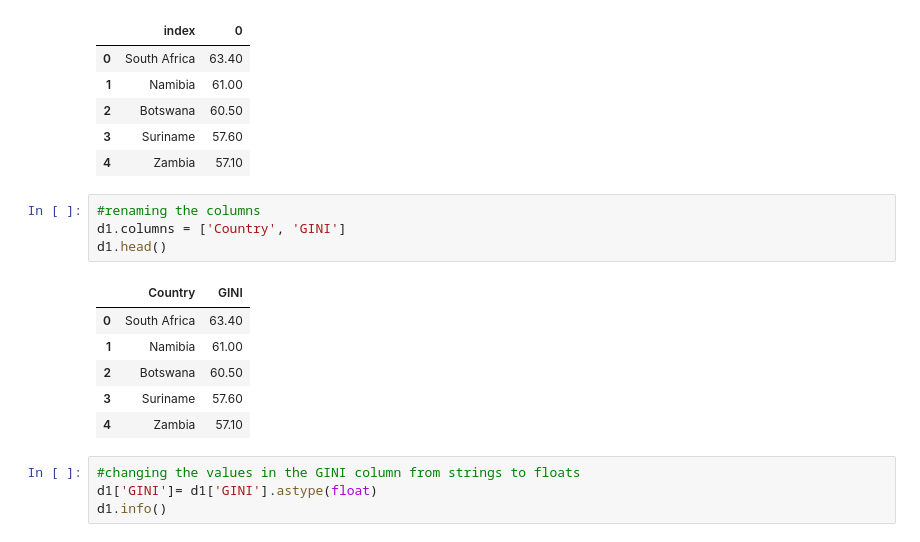
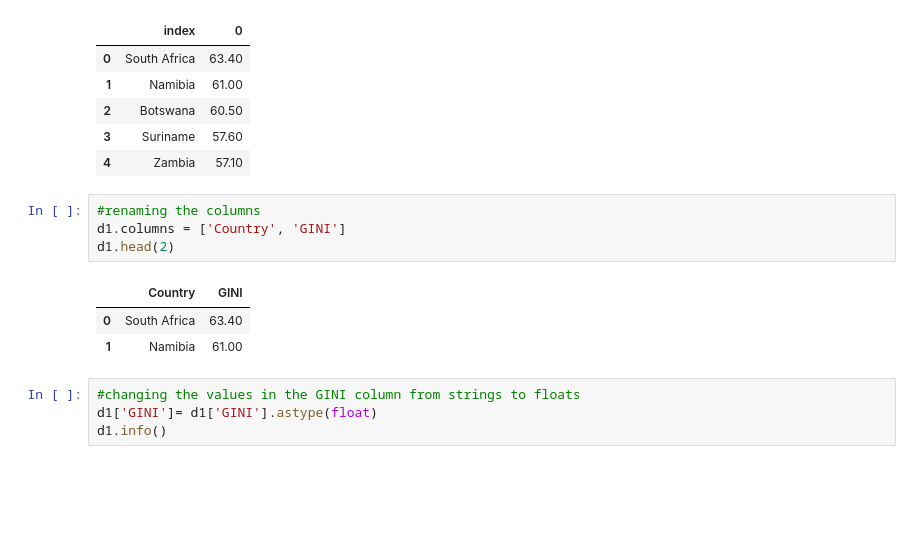
Before and after one commit to omerhakim/Mode_2_Project, a Jupyter notebook: Mode_2_Project.ipynb, the cells around one changed output. Cells and saved outputs as stored; diff of their text form; blank space fills up the shorter version.

```diff
--- a/Mode_2_Project.ipynb
+++ b/Mode_2_Project.ipynb
@@ -680,14 +604,11 @@ d1.head()
 # %%
 #renaming the columns
 d1.columns = ['Country', 'GINI']
-d1.head()
+d1.head(2)
 # %% [output]
 |  | Country | GINI |
 | 0 | South Africa | 63.40 |
 | 1 | Namibia | 61.00 |
-| 2 | Botswana | 60.50 |
-| 3 | Suriname | 57.60 |
-| 4 | Zambia | 57.10 |
 # %%
 #changing the values in the GINI column from strings to floats
 d1['GINI']= d1['GINI'].astype(float)
```
Also changed, not shown: parts of 25 cells of this notebook.
